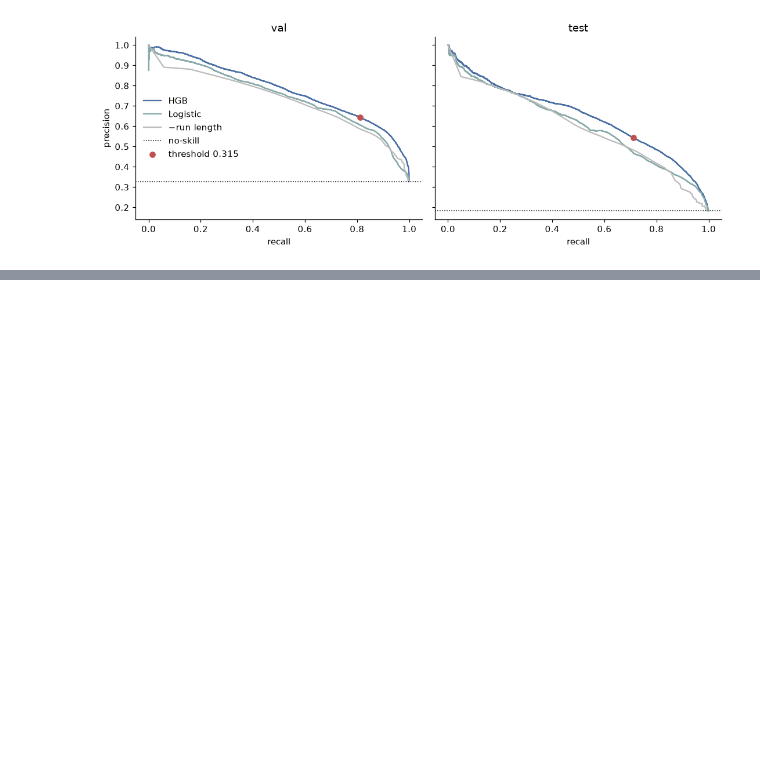
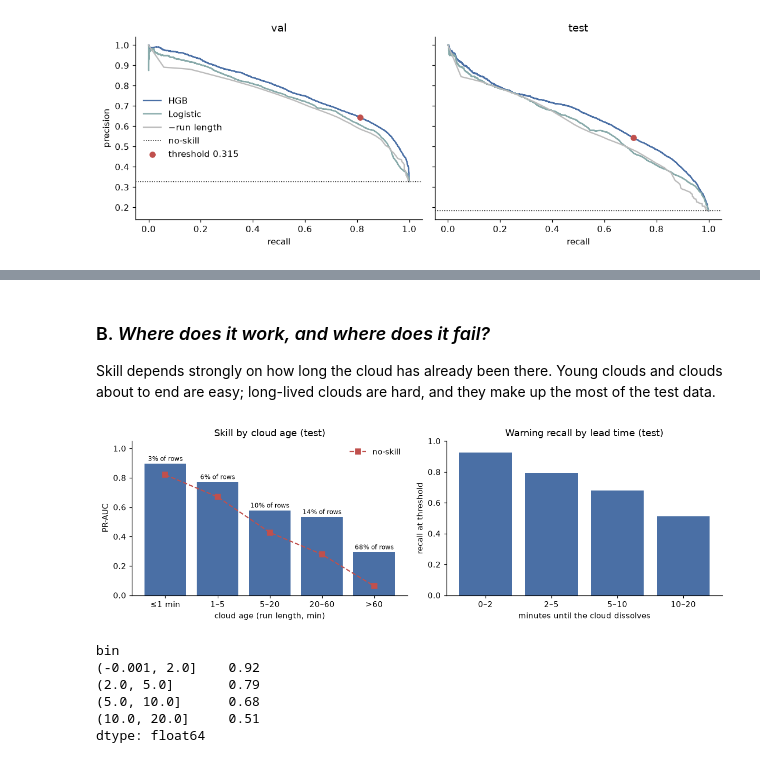
Before and after one commit to alecpblevins/ARM_Cloud_Modeling, a Jupyter notebook: notebooks/12_results.ipynb, the cells around one changed output, grey strips where cells are left out. Cells and saved outputs as stored; diff of their text form; code cells hidden in the pictures; blank space fills up the shorter version.

```diff
--- a/notebooks/12_results.ipynb
+++ b/notebooks/12_results.ipynb
@@ -189,0 +217,42 @@ fig.tight_layout(); fig.savefig(FIG / "12_pr_curves.png", bbox_inches="tight");
+# %% [markdown]
+### B. *Where does it work, and where does it fail?*
+Skill depends strongly on how long the cloud has already been there. Young clouds and clouds about to end are easy; long-lived clouds are hard, and they make up the most of the test data.
+# %%
+# Analyze test performance by cloud age and lead time
+# This section examines how the model performs on the test set with respect to the age of the cloud (run length) and the lead time until the cloud dissolves.
+# The left plot shows PR-AUC by cloud age, while the right plot shows recall at the chosen threshold by lead time.
+tb = pd.DataFrame(R["test_by_run_length"]).T
+labels = ["≤1 min", "1–5", "5–20", "20–60", ">60"] # Cloud age bins for the x-axis of the left plot
+share = tb.n / tb.n.sum() # Fraction of rows in each cloud age bin
+
+thr = R["val"]["hgb"]["thr"] # Threshold for the HGB model determined on the validation set
+te = pred[(pred.fold == "test") & (pred.y == 1)].copy() # Subset of test set rows where the cloud actually dissolves (y == 1)
+te["bin"] = pd.cut(te.lead_min, [0, 2, 5, 10, 20], include_lowest=True) # Bin the lead time into intervals for the right plot
+rec = te.groupby("bin", observed=True).apply(lambda d: (d.p_hgb >= thr).mean()) # Recall at the chosen threshold for each lead time bin
+
+#Plot!
+fig, ax = plt.subplots(1, 2, figsize=(11, 3.6))
+ax[0].bar(labels, tb.pr_auc, color="#4a6fa5")
+ax[0].plot(labels, tb.rate, "s--", color="#c0504d", label="no-skill")
+for i, s in enumerate(share):
+    ax[0].text(i, tb.pr_auc.iloc[i] + .02, f"{s:.0%} of rows", ha="center", fontsize=8) # Annotate each bar with the fraction of rows in that cloud age bin
+
+#Left plot: PR-AUC by cloud age
+ax[0].set_xlabel("cloud age (run length, min)"); ax[0].set_ylabel("PR-AUC")
+ax[0].set_ylim(0, 1.05); ax[0].legend(frameon=False)
+ax[0].set_title("Skill by cloud age (test)")
+
+#Right plot: Recall by lead time
+ax[1].bar(["0–2", "2–5", "5–10", "10–20"], rec.values, color="#4a6fa5")
+ax[1].set_xlabel("minutes until the cloud dissolves"); ax[1].set_ylabel("recall at threshold")
+ax[1].set_ylim(0, 1); ax[1].set_title("Warning recall by lead time (test)")
+fig.tight_layout(); fig.savefig(FIG / "12_failure_modes.png", bbox_inches="tight"); plt.show()
+print(rec.round(2))
+# %% [output]
+[figure, added]
+bin
+(-0.001, 2.0]    0.92
+(2.0, 5.0]       0.79
+(5.0, 10.0]      0.68
+(10.0, 20.0]     0.51
+dtype: float64
```
Also changed, not shown: parts of 10 cells of this notebook, 5 other files.
